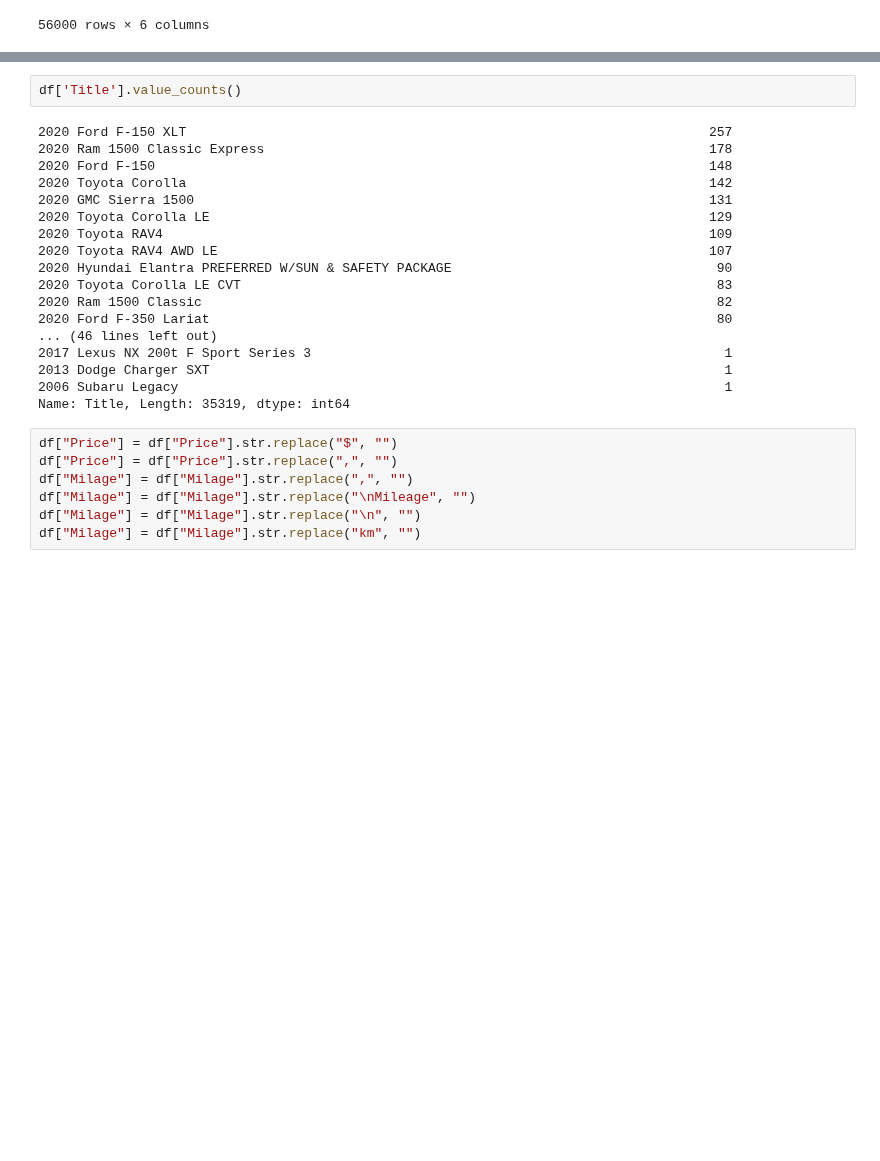
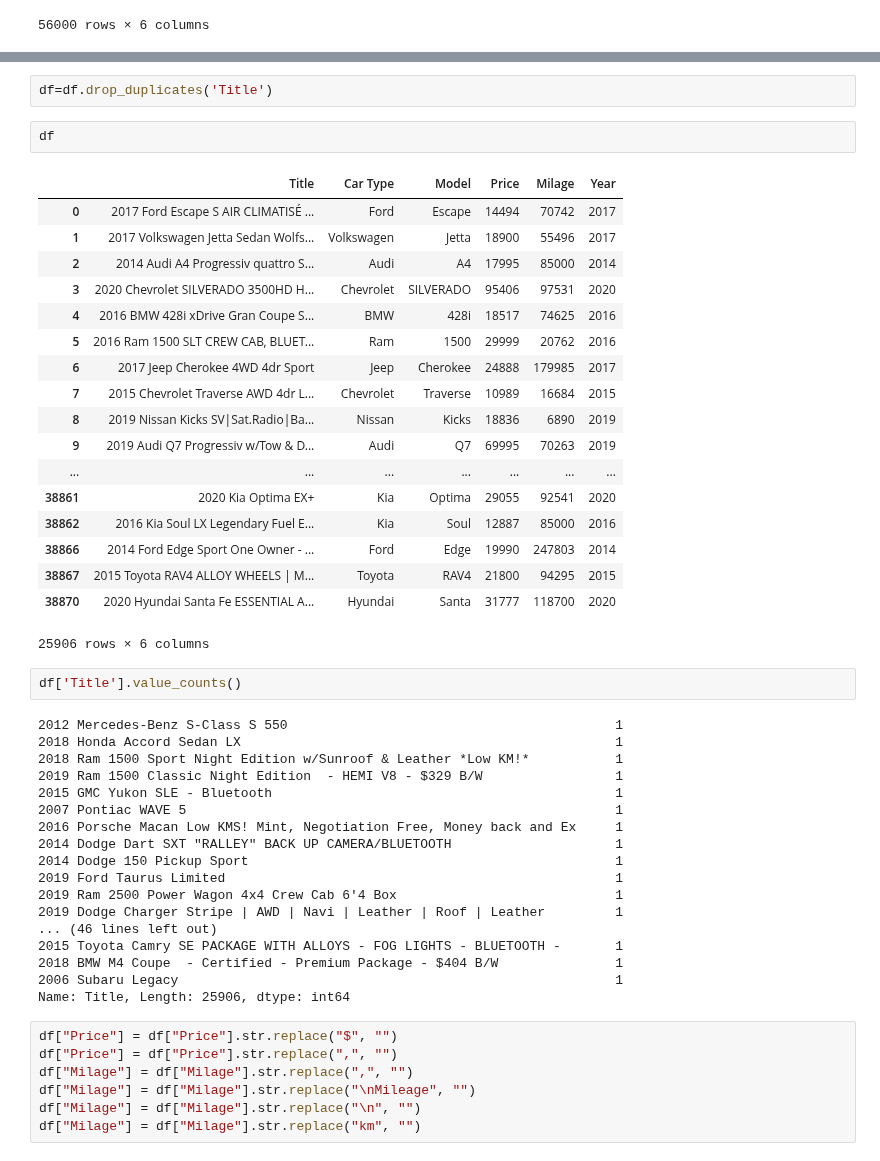
Before and after one commit to kavehamini/Used-Car-Price-Predictor, a Jupyter notebook: Web Scraping for Used Cars from Autotrader-2.ipynb, the cells around one changed output, grey strips where cells are left out. Drawn from its saved outputs; the diff is of its cells as text; blank space fills up the shorter version.

```diff
--- a/Web Scraping for Used Cars from Autotrader-2.ipynb
+++ b/Web Scraping for Used Cars from Autotrader-2.ipynb
@@ -149,23 +169,46 @@ df
+# %%
+df=df.drop_duplicates('Title')
+# %%
+df
+# %% [output]
+|  | Title | Car Type | Model | Price | Milage | Year |
+| 0 | 2017 Ford Escape S AIR CLIMATISÉ ... | Ford | Escape | 14494 | 70742 | 2017 |
+| 1 | 2017 Volkswagen Jetta Sedan Wolfs... | Volkswagen | Jetta | 18900 | 55496 | 2017 |
+| 2 | 2014 Audi A4 Progressiv quattro S... | Audi | A4 | 17995 | 85000 | 2014 |
+| 3 | 2020 Chevrolet SILVERADO 3500HD H... | Chevrolet | SILVERADO | 95406 | 97531 | 2020 |
+| 4 | 2016 BMW 428i xDrive Gran Coupe S... | BMW | 428i | 18517 | 74625 | 2016 |
+| 5 | 2016 Ram 1500 SLT CREW CAB, BLUET... | Ram | 1500 | 29999 | 20762 | 2016 |
+| 6 | 2017 Jeep Cherokee 4WD 4dr Sport | Jeep | Cherokee | 24888 | 179985 | 2017 |
+| 7 | 2015 Chevrolet Traverse AWD 4dr L... | Chevrolet | Traverse | 10989 | 16684 | 2015 |
+| 8 | 2019 Nissan Kicks SV|Sat.Radio|Ba... | Nissan | Kicks | 18836 | 6890 | 2019 |
+| 9 | 2019 Audi Q7 Progressiv w/Tow & D... | Audi | Q7 | 69995 | 70263 | 2019 |
+| ... | ... | ... | ... | ... | ... | ... |
+| 38861 | 2020 Kia Optima EX+ | Kia | Optima | 29055 | 92541 | 2020 |
+| 38862 | 2016 Kia Soul LX Legendary Fuel E... | Kia | Soul | 12887 | 85000 | 2016 |
+| 38866 | 2014 Ford Edge Sport One Owner - ... | Ford | Edge | 19990 | 247803 | 2014 |
+| 38867 | 2015 Toyota RAV4 ALLOY WHEELS | M... | Toyota | RAV4 | 21800 | 94295 | 2015 |
+| 38870 | 2020 Hyundai Santa Fe ESSENTIAL A... | Hyundai | Santa | 31777 | 118700 | 2020 |
+25906 rows × 6 columns
 # %%
 df['Title'].value_counts()
 # %% [output]
-2020 Ford F-150 XLT                                                                   257
-2020 Ram 1500 Classic Express                                                         178
-2020 Ford F-150                                                                       148
-2020 Toyota Corolla                                                                   142
-2020 GMC Sierra 1500                                                                  131
-2020 Toyota Corolla LE                                                                129
-2020 Toyota RAV4                                                                      109
-2020 Toyota RAV4 AWD LE                                                               107
-2020 Hyundai Elantra PREFERRED W/SUN & SAFETY PACKAGE                                  90
-2020 Toyota Corolla LE CVT                                                             83
-2020 Ram 1500 Classic                                                                  82
-2020 Ford F-350 Lariat                                                                 80
+2012 Mercedes-Benz S-Class S 550                                          1
+2018 Honda Accord Sedan LX                                                1
+2018 Ram 1500 Sport Night Edition w/Sunroof & Leather *Low KM!*           1
+2019 Ram 1500 Classic Night Edition  - HEMI V8 - $329 B/W                 1
+2015 GMC Yukon SLE - Bluetooth                                            1
+2007 Pontiac WAVE 5                                                       1
+2016 Porsche Macan Low KMS! Mint, Negotiation Free, Money back and Ex     1
+2014 Dodge Dart SXT "RALLEY" BACK UP CAMERA/BLUETOOTH                     1
+2014 Dodge 150 Pickup Sport                                               1
+2019 Ford Taurus Limited                                                  1
+2019 Ram 2500 Power Wagon 4x4 Crew Cab 6'4 Box                            1
+2019 Dodge Charger Stripe | AWD | Navi | Leather | Roof | Leather         1
 ... (46 lines left out)
-2017 Lexus NX 200t F Sport Series 3                                                     1
-2013 Dodge Charger SXT                                                                  1
-2006 Subaru Legacy                                                                      1
-Name: Title, Length: 35319, dtype: int64
+2015 Toyota Camry SE PACKAGE WITH ALLOYS - FOG LIGHTS - BLUETOOTH -       1
+2018 BMW M4 Coupe  - Certified - Premium Package - $404 B/W               1
+2006 Subaru Legacy                                                        1
+Name: Title, Length: 25906, dtype: int64
 # %%
 df["Price"] = df["Price"].str.replace("$", "")
 df["Price"] = df["Price"].str.replace(",", "")
```
Also changed, not shown: parts of 1 cell of this notebook, 4 other files.
